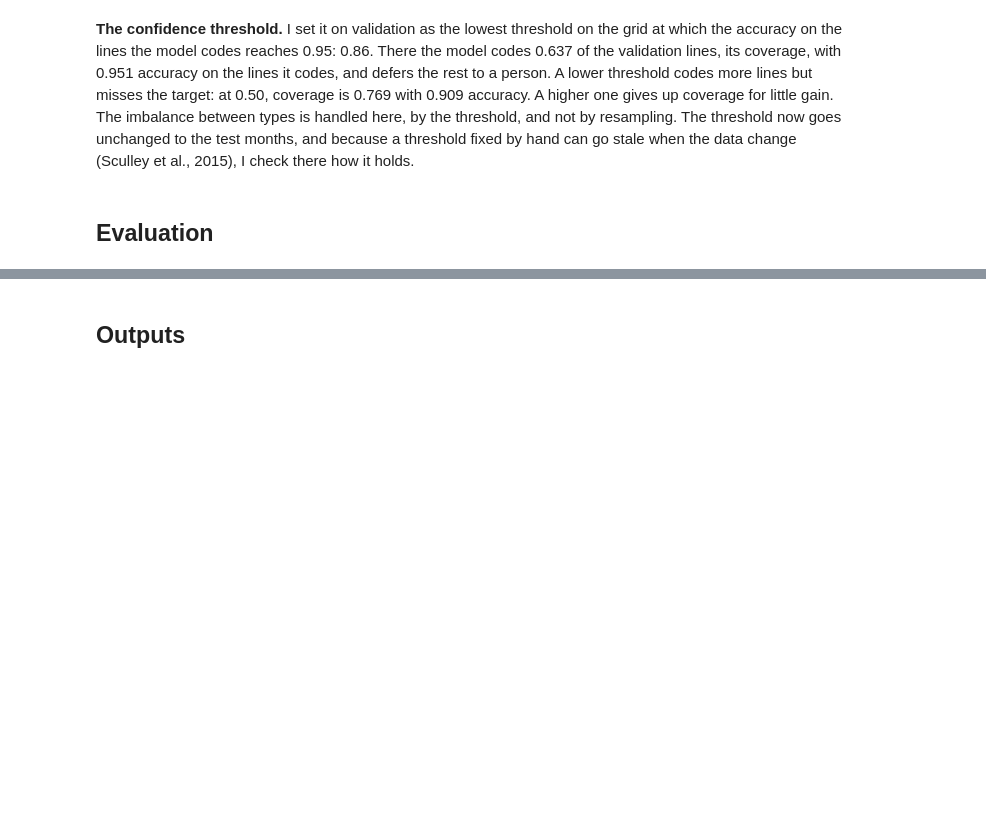
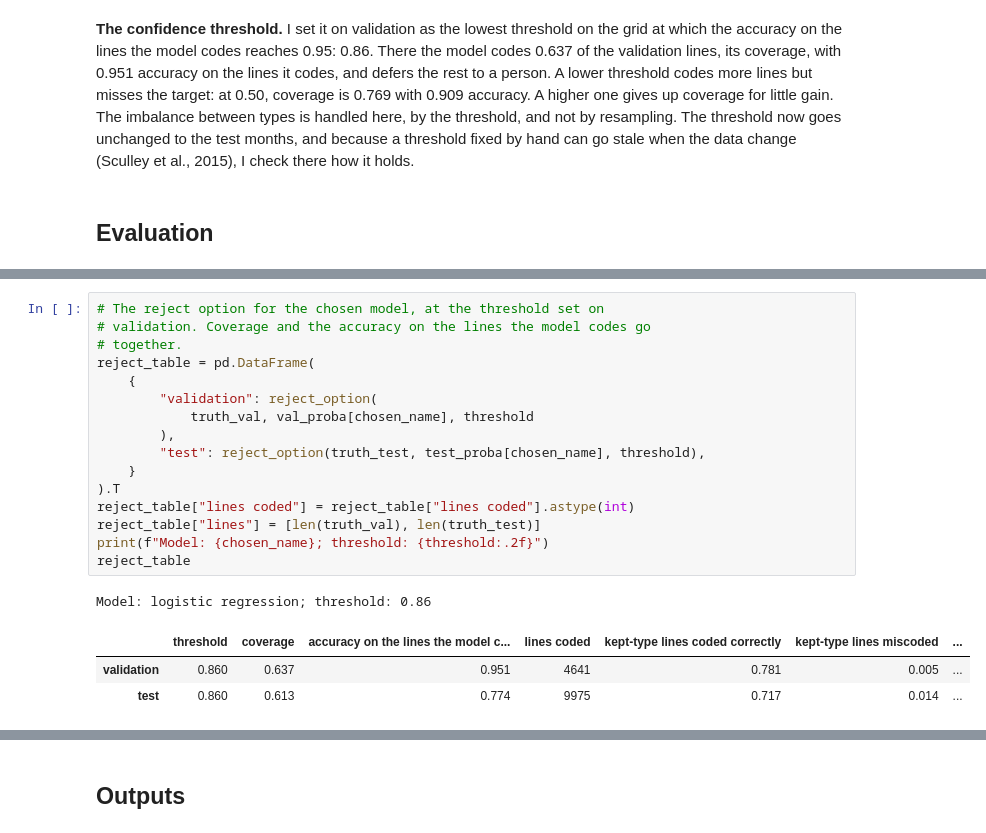
Before and after one commit to PaddyGilliland1/applied-machine-learning-project, a Jupyter notebook: modeling.ipynb, the cells around one changed output, grey strips where cells are left out. Saved outputs shown, nothing was run; the diff lists cells and outputs as text; blank space fills up the shorter version.

```diff
--- a/modeling.ipynb
+++ b/modeling.ipynb
@@ -3017,0 +3243,21 @@ Threshold: 0.86
+# %%
+# The reject option for the chosen model, at the threshold set on
+# validation. Coverage and the accuracy on the lines the model codes go
+# together.
+reject_table = pd.DataFrame(
+    {
+        "validation": reject_option(
+            truth_val, val_proba[chosen_name], threshold
+        ),
+        "test": reject_option(truth_test, test_proba[chosen_name], threshold),
+    }
+).T
+reject_table["lines coded"] = reject_table["lines coded"].astype(int)
+reject_table["lines"] = [len(truth_val), len(truth_test)]
+print(f"Model: {chosen_name}; threshold: {threshold:.2f}")
+reject_table
+# %% [output]
+Model: logistic regression; threshold: 0.86
+|  | threshold | coverage | accuracy on the lines the model c... | lines coded | kept-type lines coded correctly | kept-type lines miscoded | ... |
+| validation | 0.860 | 0.637 | 0.951 | 4641 | 0.781 | 0.005 | ... |
+| test | 0.860 | 0.613 | 0.774 | 9975 | 0.717 | 0.014 | ... |
```
Also changed, not shown: parts of 16 cells of this notebook.
